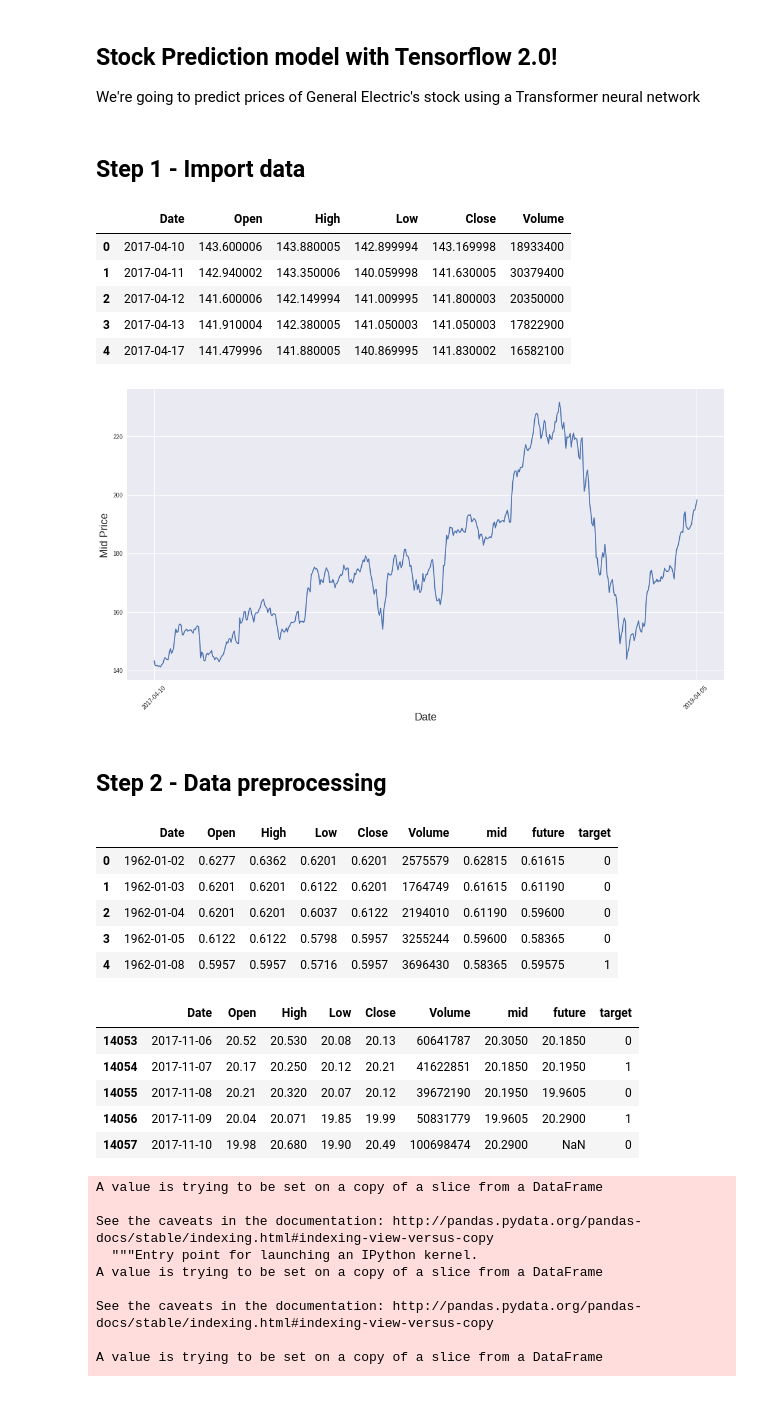
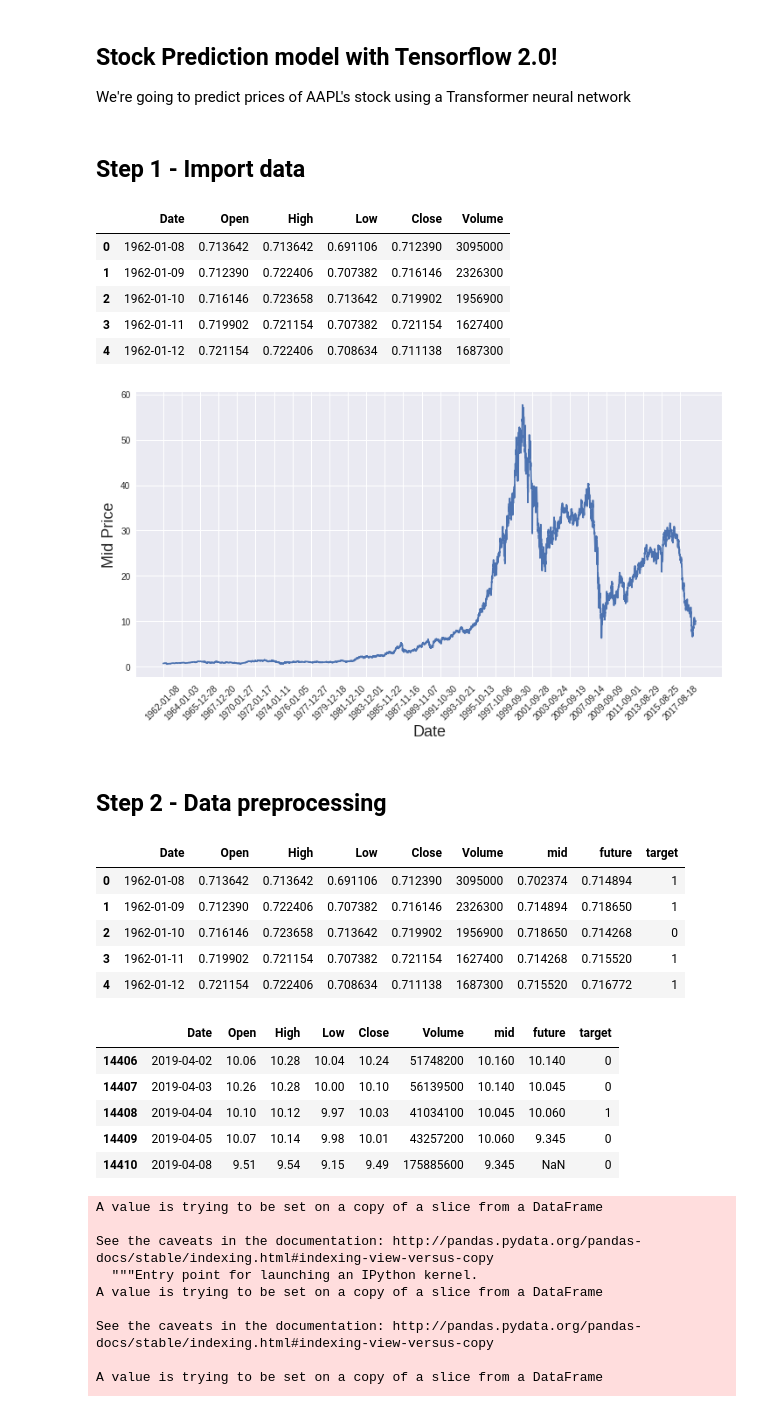
Before and after one commit to cyuancheng/AI_Startup_Prototype, a Jupyter notebook: StockPrediction.ipynb, the cells around one changed output. Cells and saved outputs as stored; diff of their text form; code cells hidden in the pictures.

```diff
--- a/StockPrediction.ipynb
+++ b/StockPrediction.ipynb
@@ -3,7 +3,7 @@
 # %% [markdown]
 ## Stock Prediction model with Tensorflow 2.0!
 
-We're going to predict prices of General Electric's stock using a Transformer neural network
+We're going to predict prices of AAPL's stock using a Transformer neural network
 # %% [markdown]
 ## Step 1 - Import data
 # %%
@@ -15,7 +15,7 @@ from sklearn.preprocessing import MinMaxScaler
 # %%
 # I got it from https://finance.yahoo.com/quote/GE/history?p=GE&.tsrc=fin-srch
 
-df = pd.read_csv('AAPL.csv',delimiter=',',usecols=['Date','Open','High','Low','Close', 'Volume'])
+df = pd.read_csv('GE.csv',delimiter=',',usecols=['Date','Open','High','Low','Close', 'Volume'])
 # %%
 # Sort DataFrame by date
 df = df.sort_values('Date')
@@ -26,20 +26,20 @@ df.head()
 #print(len(df))
 # %% [output]
 |  | Date | Open | High | Low | Close | Volume |
-| 0 | 2017-04-10 | 143.600006 | 143.880005 | 142.899994 | 143.169998 | 18933400 |
-| 1 | 2017-04-11 | 142.940002 | 143.350006 | 140.059998 | 141.630005 | 30379400 |
-| 2 | 2017-04-12 | 141.600006 | 142.149994 | 141.009995 | 141.800003 | 20350000 |
-| 3 | 2017-04-13 | 141.910004 | 142.380005 | 141.050003 | 141.050003 | 17822900 |
-| 4 | 2017-04-17 | 141.479996 | 141.880005 | 140.869995 | 141.830002 | 16582100 |
+| 0 | 1962-01-08 | 0.713642 | 0.713642 | 0.691106 | 0.712390 | 3095000 |
+| 1 | 1962-01-09 | 0.712390 | 0.722406 | 0.707382 | 0.716146 | 2326300 |
+| 2 | 1962-01-10 | 0.716146 | 0.723658 | 0.713642 | 0.719902 | 1956900 |
+| 3 | 1962-01-11 | 0.719902 | 0.721154 | 0.707382 | 0.721154 | 1627400 |
+| 4 | 1962-01-12 | 0.721154 | 0.722406 | 0.708634 | 0.711138 | 1687300 |
 # %%
-plt.figure(figsize = (18,9))
+plt.figure(figsize = (12,6))
 plt.plot(range(df.shape[0]),(df['Low']+df['High'])/2.0)
 plt.xticks(range(0,df.shape[0],500),df['Date'].loc[::500],rotation=45)
 plt.xlabel('Date',fontsize=18)
 plt.ylabel('Mid Price',fontsize=18)
 plt.show()
 # %% [output]
-[figure, old version]
+[figure, new version]
 # %% [markdown]
 ## Step 2 - Data preprocessing
 # %%
@@ -62,20 +62,20 @@ df['target'] = list(map(classify, df[RATIO_TO_PREDICT], df['future']))
 df.head()
 # %% [output]
 |  | Date | Open | High | Low | Close | Volume | mid | future | target |
-| 0 | 1962-01-02 | 0.6277 | 0.6362 | 0.6201 | 0.6201 | 2575579 | 0.62815 | 0.61615 | 0 |
-| 1 | 1962-01-03 | 0.6201 | 0.6201 | 0.6122 | 0.6201 | 1764749 | 0.61615 | 0.61190 | 0 |
-| 2 | 1962-01-04 | 0.6201 | 0.6201 | 0.6037 | 0.6122 | 2194010 | 0.61190 | 0.59600 | 0 |
-| 3 | 1962-01-05 | 0.6122 | 0.6122 | 0.5798 | 0.5957 | 3255244 | 0.59600 | 0.58365 | 0 |
-| 4 | 1962-01-08 | 0.5957 | 0.5957 | 0.5716 | 0.5957 | 3696430 | 0.58365 | 0.59575 | 1 |
+| 0 | 1962-01-08 | 0.713642 | 0.713642 | 0.691106 | 0.712390 | 3095000 | 0.702374 | 0.714894 | 1 |
+| 1 | 1962-01-09 | 0.712390 | 0.722406 | 0.707382 | 0.716146 | 2326300 | 0.714894 | 0.718650 | 1 |
+| 2 | 1962-01-10 | 0.716146 | 0.723658 | 0.713642 | 0.719902 | 1956900 | 0.718650 | 0.714268 | 0 |
+| 3 | 1962-01-11 | 0.719902 | 0.721154 | 0.707382 | 0.721154 | 1627400 | 0.714268 | 0.715520 | 1 |
+| 4 | 1962-01-12 | 0.721154 | 0.722406 | 0.708634 | 0.711138 | 1687300 | 0.715520 | 0.716772 | 1 |
 # %%
 df.tail()
 # %% [output]
 |  | Date | Open | High | Low | Close | Volume | mid | future | target |
-| 14053 | 2017-11-06 | 20.52 | 20.530 | 20.08 | 20.13 | 60641787 | 20.3050 | 20.1850 | 0 |
-| 14054 | 2017-11-07 | 20.17 | 20.250 | 20.12 | 20.21 | 41622851 | 20.1850 | 20.1950 | 1 |
-| 14055 | 2017-11-08 | 20.21 | 20.320 | 20.07 | 20.12 | 39672190 | 20.1950 | 19.9605 | 0 |
-| 14056 | 2017-11-09 | 20.04 | 20.071 | 19.85 | 19.99 | 50831779 | 19.9605 | 20.2900 | 1 |
-| 14057 | 2017-11-10 | 19.98 | 20.680 | 19.90 | 20.49 | 100698474 | 20.2900 | NaN | 0 |
+| 14406 | 2019-04-02 | 10.06 | 10.28 | 10.04 | 10.24 | 51748200 | 10.160 | 10.140 | 0 |
+| 14407 | 2019-04-03 | 10.26 | 10.28 | 10.00 | 10.10 | 56139500 | 10.140 | 10.045 | 0 |
+| 14408 | 2019-04-04 | 10.10 | 10.12 | 9.97 | 10.03 | 41034100 | 10.045 | 10.060 | 1 |
+| 14409 | 2019-04-05 | 10.07 | 10.14 | 9.98 | 10.01 | 43257200 | 10.060 | 9.345 | 0 |
+| 14410 | 2019-04-08 | 9.51 | 9.54 | 9.15 | 9.49 | 175885600 | 9.345 | NaN | 0 |
 # %%
 times = sorted(df.index.values)  # get the times
 last_10pct = sorted(df.index.values)[-int(0.1*len(times))]  # get the last 10% of the times
```
Also changed, not shown: parts of 10 cells of this notebook.
